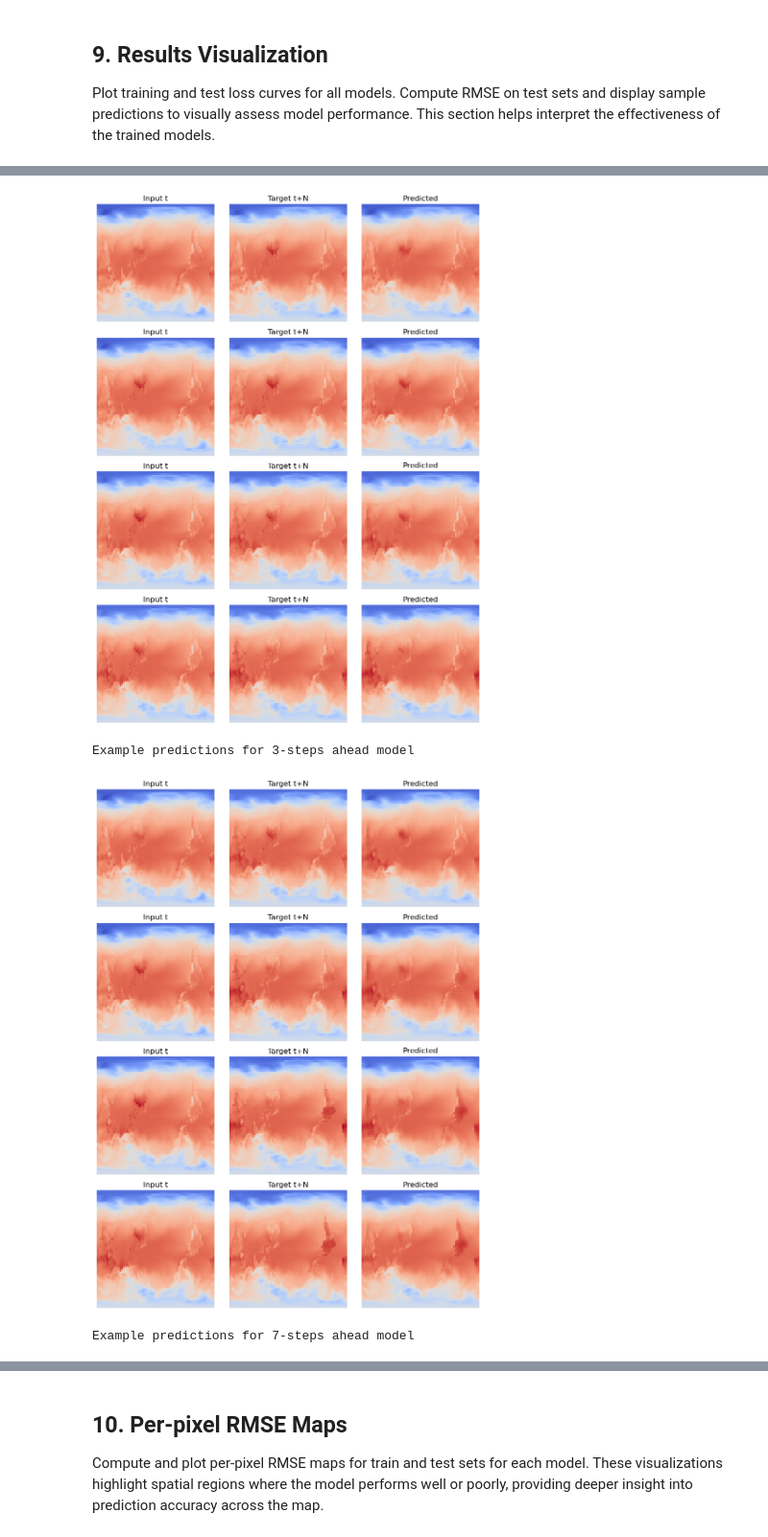
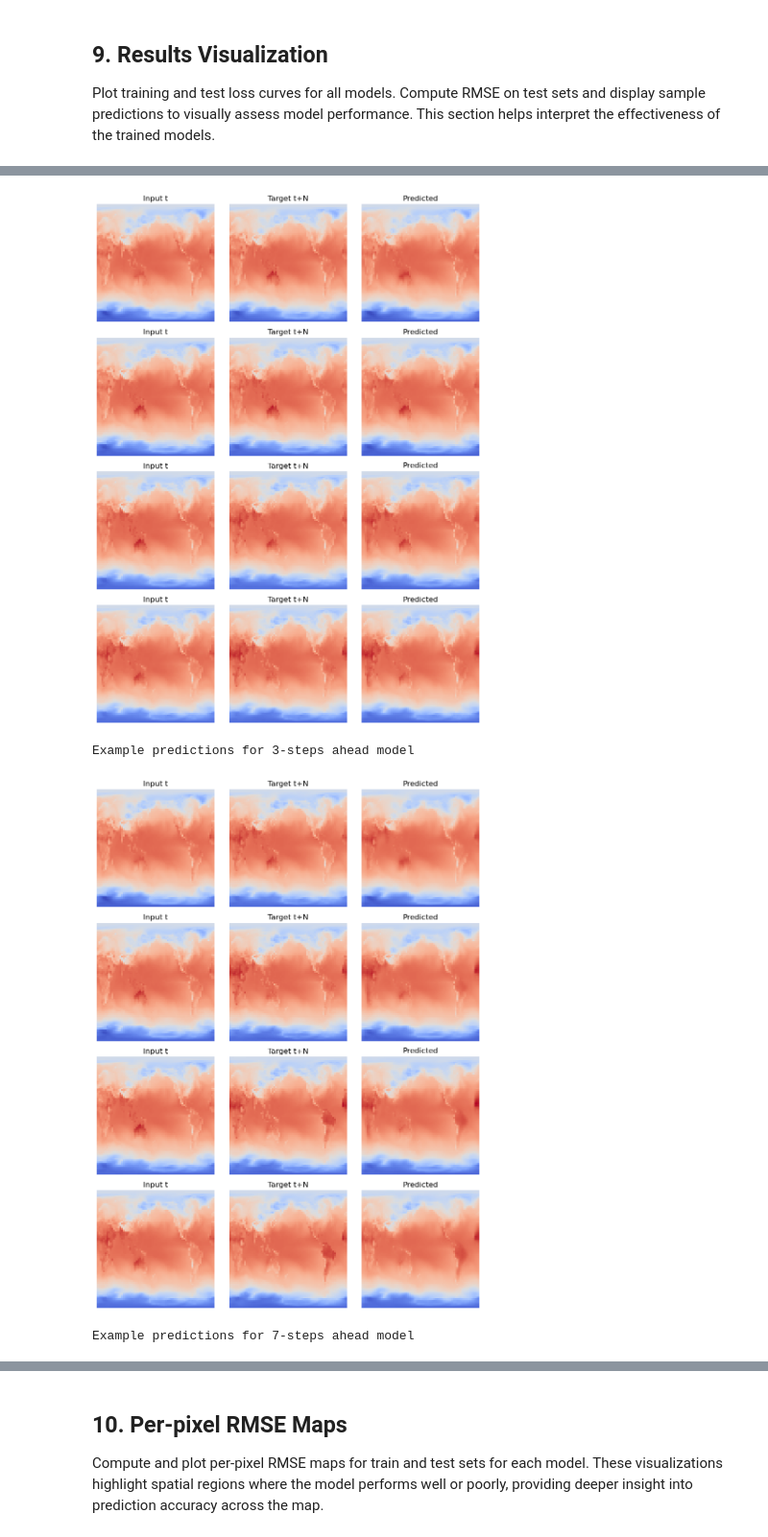
Before and after one commit to Mignar99/WeatherVisionNN, a Jupyter notebook: CNN_predictor.ipynb, the cells around one changed output, grey strips where cells are left out. Shown at 96% size. Cells and saved outputs as stored; diff of their text form; code cells hidden in the pictures.

```diff
--- a/CNN_predictor.ipynb
+++ b/CNN_predictor.ipynb
@@ -258,12 +258,12 @@ model_7 = WeatherUNet().to(device)  # 7-steps ahead prediction
 loss_fn = nn.MSELoss()
 
 # Create optimizers for each model
-learning_rate = 0.001
+learning_rate = 0.0002
 optimizer_1 = torch.optim.Adam(model_1.parameters(), lr=learning_rate)
 optimizer_3 = torch.optim.Adam(model_3.parameters(), lr=learning_rate)
 optimizer_7 = torch.optim.Adam(model_7.parameters(), lr=learning_rate)
 
-num_epochs = 25
+num_epochs = 50
 # Initialize loss tracking arrays for each model
 train_loss_1 = np.zeros(num_epochs)
 test_loss_1 = np.zeros(num_epochs)
@@ -408,15 +428,15 @@ def show_sample_predictions(model, test_loader, device, n_examples=4, cmap='cool
     if n == 1:
         axes = np.expand_dims(axes, 0)
     for i in range(n):
-        axes[i,0].imshow(inp[i,0], cmap=cmap, vmin=vmin, vmax=vmax)
+        axes[i,0].imshow(np.flipud(inp[i,0]), cmap=cmap, vmin=vmin, vmax=vmax)
         axes[i,0].set_title('Input t')
         axes[i,0].axis('off')
 
-        axes[i,1].imshow(tgt[i,0], cmap=cmap, vmin=vmin, vmax=vmax)
+        axes[i,1].imshow(np.flipud(tgt[i,0]), cmap=cmap, vmin=vmin, vmax=vmax)
         axes[i,1].set_title('Target t+N')
         axes[i,1].axis('off')
 
-        axes[i,2].imshow(pred[i,0], cmap=cmap, vmin=vmin, vmax=vmax)
+        axes[i,2].imshow(np.flipud(pred[i,0]), cmap=cmap, vmin=vmin, vmax=vmax)
         axes[i,2].set_title('Predicted')
         axes[i,2].axis('off')
     plt.tight_layout()
@@ -450,6 +470,6 @@ Test RMSE (7-step): 0.1210
 
 Example predictions for 1-step ahead model
-[figure, old version]
+[figure, new version]
 Example predictions for 3-steps ahead model
-[figure, old version]
+[figure, new version]
 Example predictions for 7-steps ahead model
```
Also changed, not shown: parts of 4 cells of this notebook, 1 other file.
